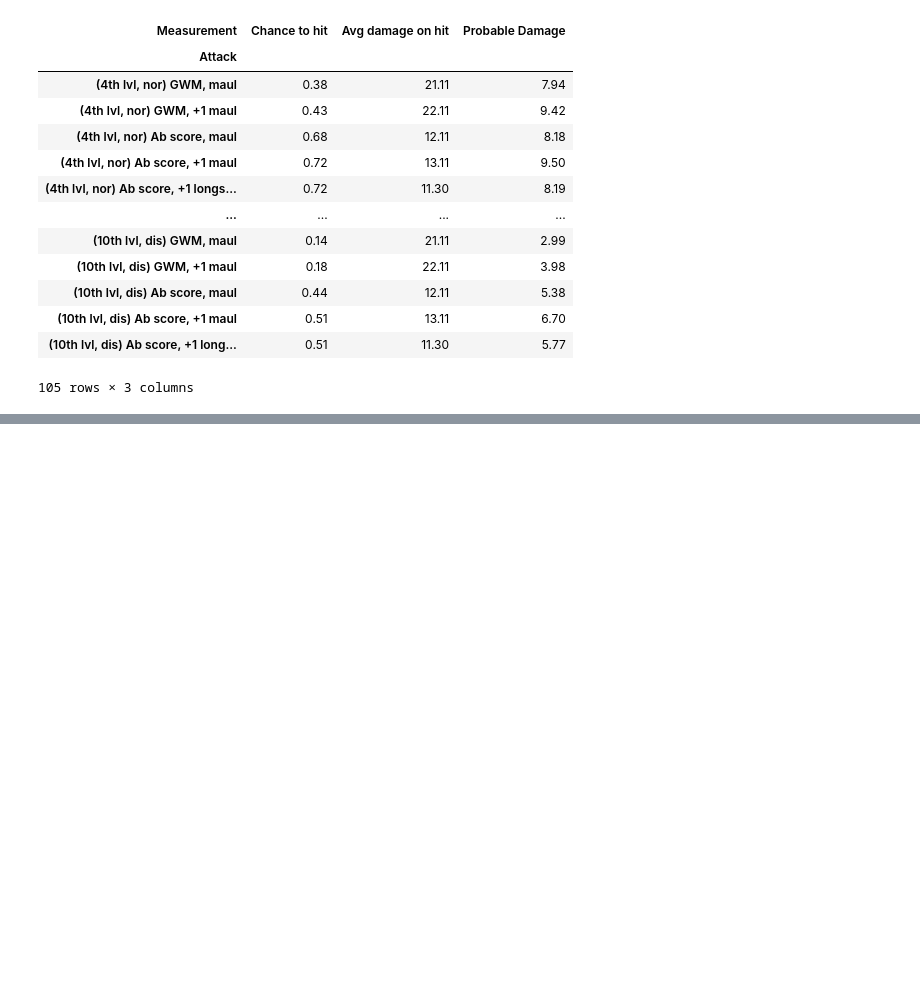
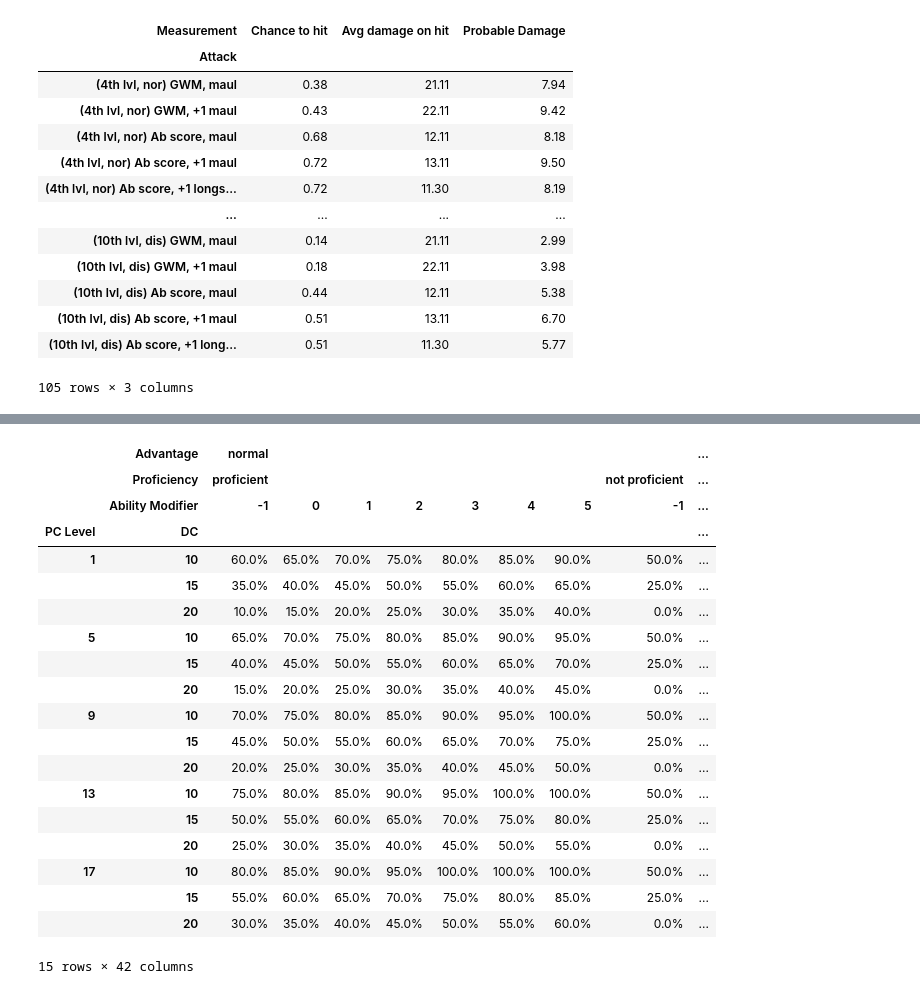
Before and after one commit to dyoung418/dnd_stats, a Jupyter notebook: dnd_dice_calcs.ipynb, the cells around one changed output, grey strips where cells are left out. Cells and saved outputs as stored; diff of their text form; code cells hidden in the pictures; blank space fills up the shorter version.

```diff
--- a/dnd_dice_calcs.ipynb
+++ b/dnd_dice_calcs.ipynb
@@ -754,0 +927,26 @@ compare_odds_dist(
+# %%
+(ability_check_table(abil_mods=[-1,0,1,2,3,4,5],
+                    dcs=[10,15,20],
+                    advs=['normal','advantage','disadvantage'])
+)
+# %% [output]
+|  | Advantage | normal |  |  |  |  |  |  |  | ... |
+|  | Proficiency | proficient |  |  |  |  |  |  | not proficient | ... |
+|  | Ability Modifier | -1 | 0 | 1 | 2 | 3 | 4 | 5 | -1 | ... |
+| PC Level | DC |  |  |  |  |  |  |  |  | ... |
+| 1 | 10 | 60.0% | 65.0% | 70.0% | 75.0% | 80.0% | 85.0% | 90.0% | 50.0% | ... |
+|  | 15 | 35.0% | 40.0% | 45.0% | 50.0% | 55.0% | 60.0% | 65.0% | 25.0% | ... |
+|  | 20 | 10.0% | 15.0% | 20.0% | 25.0% | 30.0% | 35.0% | 40.0% | 0.0% | ... |
+| 5 | 10 | 65.0% | 70.0% | 75.0% | 80.0% | 85.0% | 90.0% | 95.0% | 50.0% | ... |
+|  | 15 | 40.0% | 45.0% | 50.0% | 55.0% | 60.0% | 65.0% | 70.0% | 25.0% | ... |
+|  | 20 | 15.0% | 20.0% | 25.0% | 30.0% | 35.0% | 40.0% | 45.0% | 0.0% | ... |
+| 9 | 10 | 70.0% | 75.0% | 80.0% | 85.0% | 90.0% | 95.0% | 100.0% | 50.0% | ... |
+|  | 15 | 45.0% | 50.0% | 55.0% | 60.0% | 65.0% | 70.0% | 75.0% | 25.0% | ... |
+|  | 20 | 20.0% | 25.0% | 30.0% | 35.0% | 40.0% | 45.0% | 50.0% | 0.0% | ... |
+| 13 | 10 | 75.0% | 80.0% | 85.0% | 90.0% | 95.0% | 100.0% | 100.0% | 50.0% | ... |
+|  | 15 | 50.0% | 55.0% | 60.0% | 65.0% | 70.0% | 75.0% | 80.0% | 25.0% | ... |
+|  | 20 | 25.0% | 30.0% | 35.0% | 40.0% | 45.0% | 50.0% | 55.0% | 0.0% | ... |
+| 17 | 10 | 80.0% | 85.0% | 90.0% | 95.0% | 100.0% | 100.0% | 100.0% | 50.0% | ... |
+|  | 15 | 55.0% | 60.0% | 65.0% | 70.0% | 75.0% | 80.0% | 85.0% | 25.0% | ... |
+|  | 20 | 30.0% | 35.0% | 40.0% | 45.0% | 50.0% | 55.0% | 60.0% | 0.0% | ... |
+15 rows × 42 columns
```
Also changed, not shown: parts of 27 cells of this notebook.
